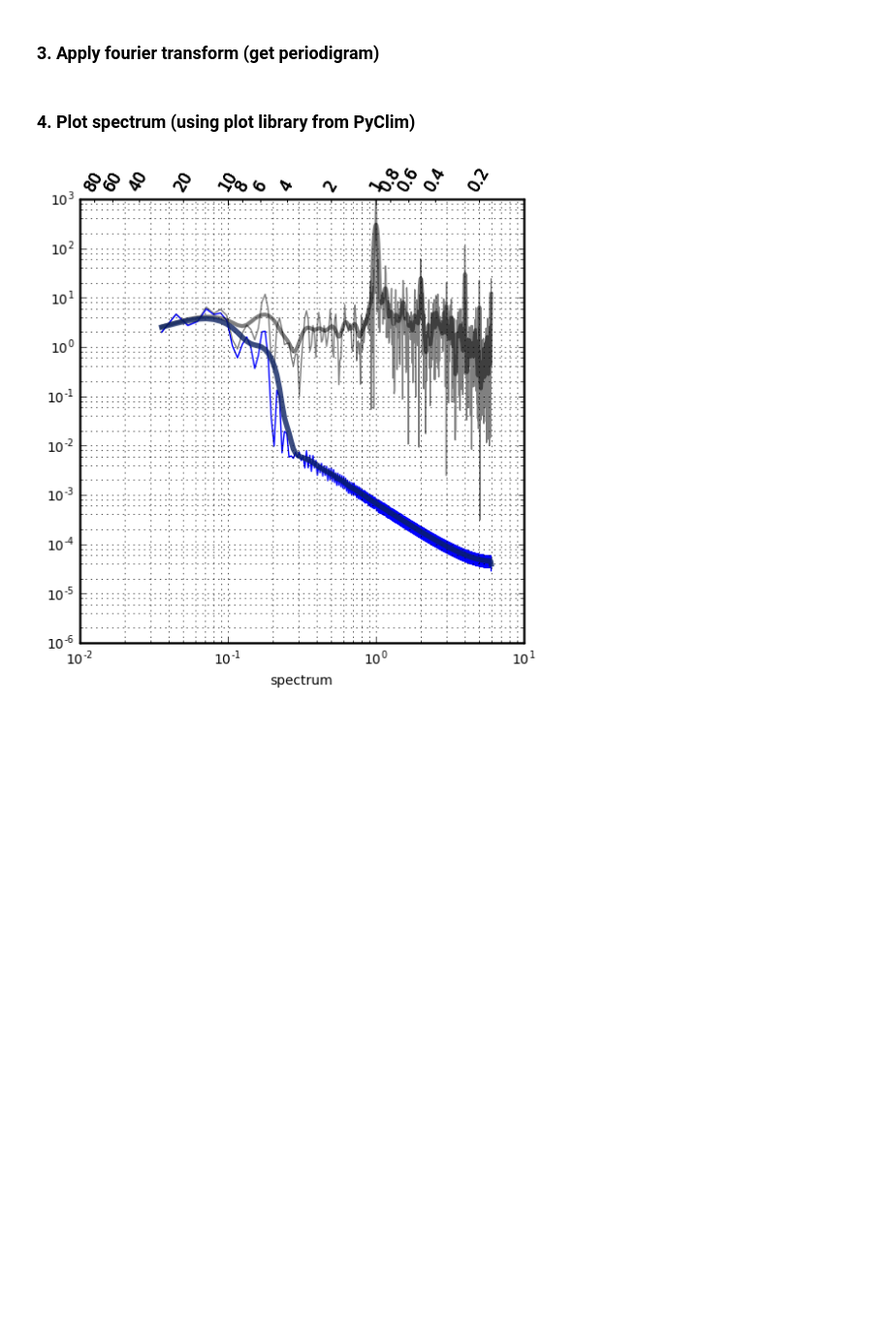
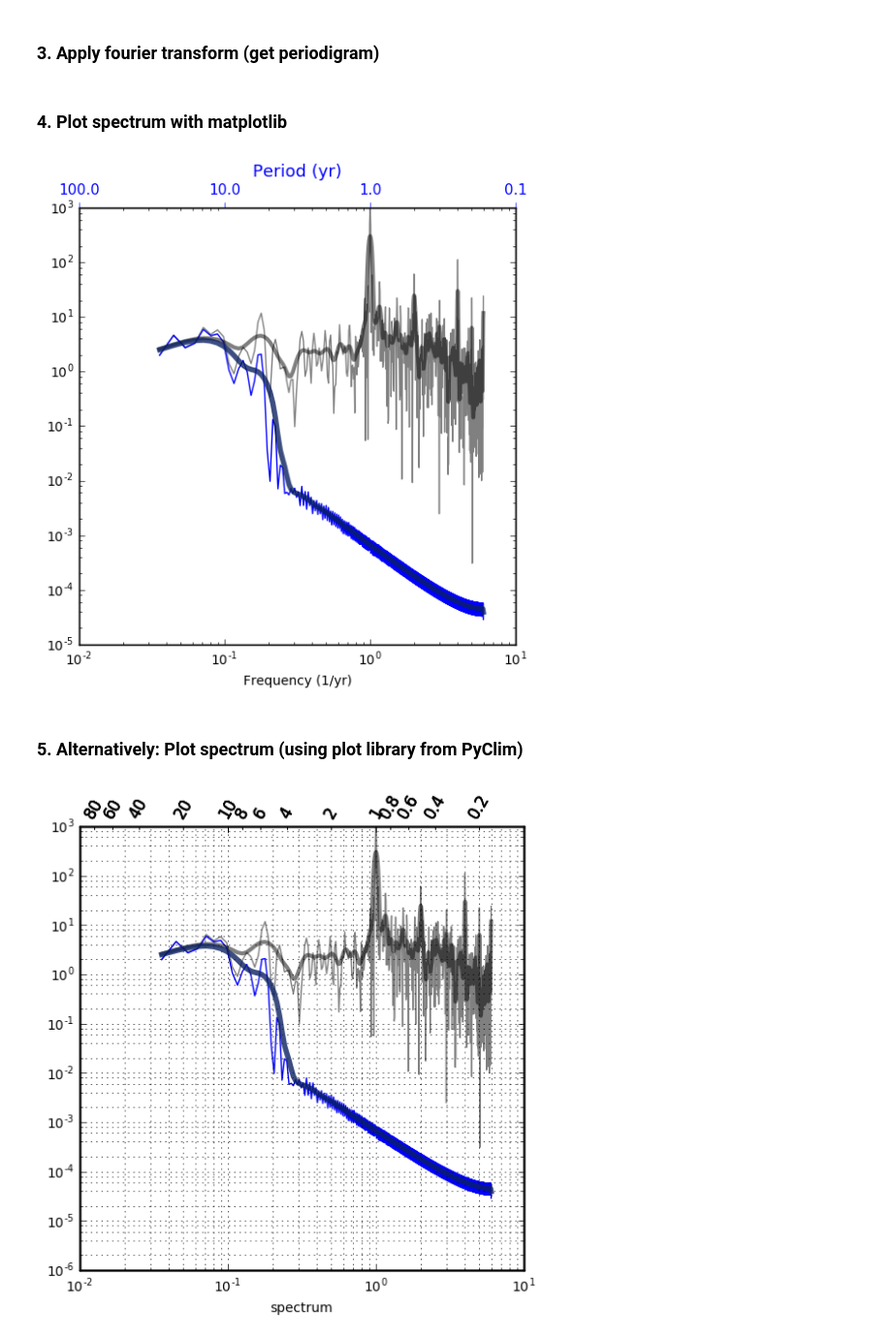
Before and after one commit to stephanieleroux/SHARED_NOTEBOOKS, a Jupyter notebook: Demo_SpectrumPlot.ipynb, the cells around one changed output. Shown at 97% size. Saved outputs shown, nothing was run; the diff lists cells and outputs as text; code cells hidden in the pictures; blank space fills up the shorter version.

Commit message:
update spectrum plot

```diff
--- a/Demo_SpectrumPlot.ipynb
+++ b/Demo_SpectrumPlot.ipynb
@@ -121,3 +121,77 @@ fff_filt, ppp_filt = signal.periodogram(datats_dt_filt, fs=1, window=winsp,nfft=
 # (optional: compute a smoothed version of the periodigram)
 ppp_smoothed = qe.smooth(ppp,window_len=smoolen,window='hanning')
 ppp_filt_smoothed = qe.smooth(ppp_filt,window_len=smoolen,window='hanning')
+# %% [markdown]
+### 4. Plot spectrum with matplotlib
+# %%
+################################################
+# FUNCTION DEFS
+################################################
+
+def tick_function(Y):
+    V = 1./Y
+    return ["%.1f" % z for z in V]
+# %%
+import pyClim.ploTools as ploT
+
+## in order to NOT plot spectrum beyond the spectral resolution imposed by the detrending: i.e. Tc=28 yrs because the total timeseries is 56 yr long
+nff = ( np.abs((1./(12.*fff))-28.)).argmin()
+
+## in order to convert time units from month to year on x axis
+motoyr = 12.
+
+
+plt.close('all')
+xlim=[1e-1, 1e1]
+ylim=[1e-6, 1e3]  # density
+
+fig = plt.figure(figsize=(6, 6))
+
+# plot spectrum for inital data
+#line1   = ax.spectrum_plot(motoyr*fff[nff:], ppp[nff:], xlog=True, xlim=xlim,ylim=ylim,  ylog=True, lw=1, color="grey",label="dt")
+
+line1   = plt.plot(motoyr*fff[nff:], ppp[nff:], lw=1, color="grey")
+line1s  = plt.plot(motoyr*fff[nff:], ppp_smoothed[nff:], lw=3,alpha=0.5, color="k",zorder=10)
+
+# plot spectrum for filtered data
+line2   = plt.plot(motoyr*fff_filt[nff:], ppp_filt[nff:], lw=1, color="b")
+
+# plot smoothed spectrum for filtered data
+line2s  = plt.plot(motoyr*fff_filt[nff:], ppp_filt_smoothed[nff:], lw=4,alpha=0.8, color="#0B2161",zorder=11)
+
+plt.ylim( 10e-6, 1000 )
+
+
+
+ax = plt.gca()
+ax.set_yscale('log')
+ax.set_xscale('log')
+ax.set_xlabel('Frequency (1/yr)', color='k')
+
+
+# create a second axis
+ax2 = ax.twiny()
+ax2.set_xscale('log')
+ax2.xaxis.set_label_position("top")
+ax2.get_xaxis().tick_top()
+ax.get_xaxis().tick_bottom()
+
+ax1Ticks = ax.get_xticks()
+ax2Ticks = ax1Ticks
+ax2.set_xticks(ax2Ticks)
+ax2.set_xbound(ax.get_xbound())
+ax2.set_xticklabels(tick_function(ax2Ticks))
+ax2.get_xaxis().set_tick_params(direction='out')
+ax2.set_xlabel('Period (yr)', color='b')
+ax2.tick_params('x', colors='b')
+ax2.xaxis.label.set_size(13)
+ax2.xaxis.set_tick_params(labelsize=11)
+
+
+
+
+plt.show()
+fig.savefig('demospectr2.pdf')
+plt.close('all')
+# %% [output]
+[figure, added]
@@ -124,5 +200,5 @@ ppp_filt_smoothed = qe.smooth(ppp_filt,window_len=smoolen,window='hanning')
 # %% [markdown]
-### 4. Plot spectrum (using plot library from PyClim)
+### 5. Alternatively: Plot spectrum (using plot library from PyClim)
 # %%
 import pyClim.ploTools as ploT
 
```
Also changed, not shown: parts of 1 cell of this notebook.
